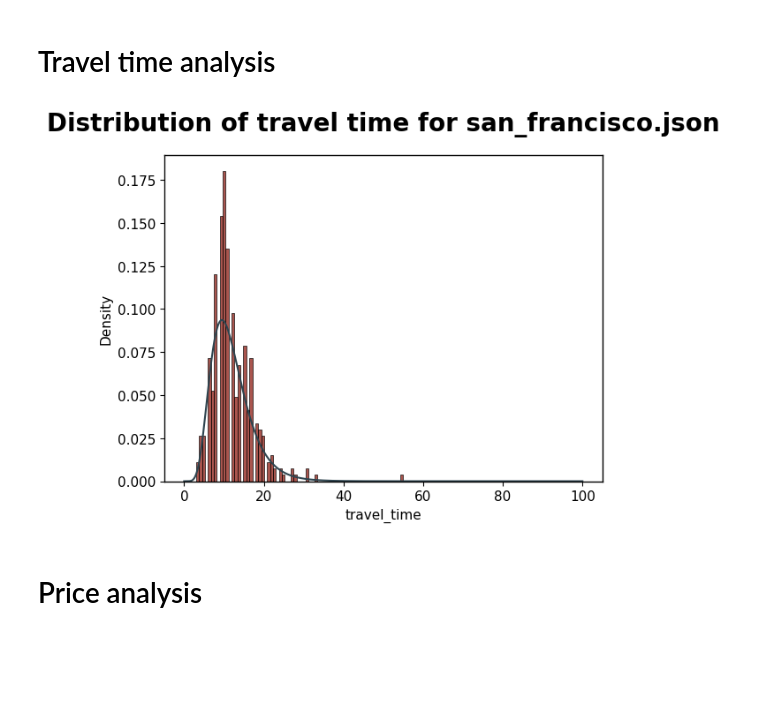
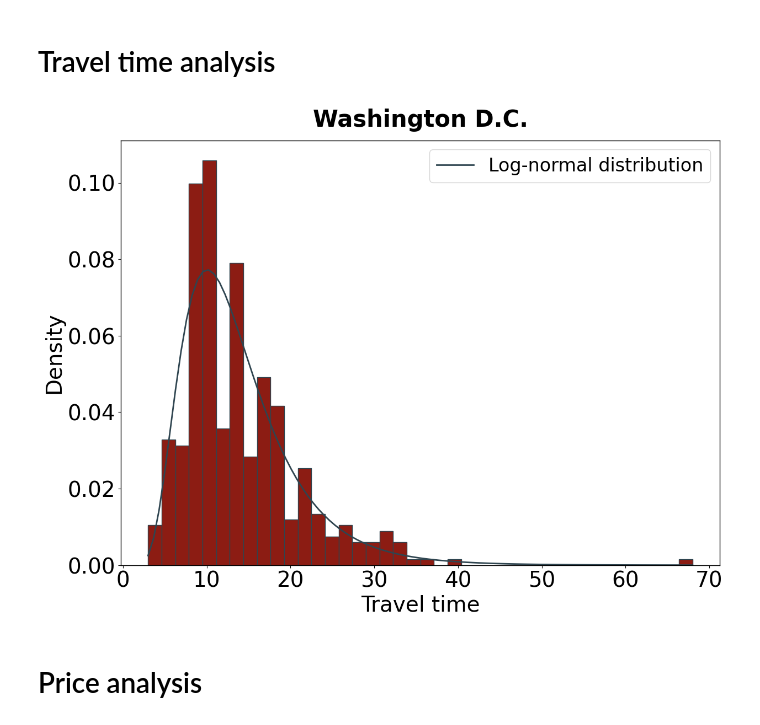
Before and after one commit to Jungar111/multi_agent_reinforcement_learning, a Jupyter notebook: notebooks/data_analysis_brooklyn.ipynb, the cells around one changed output. Saved outputs shown, nothing was run; the diff lists cells and outputs as text; code cells hidden in the pictures; blank space fills up the shorter version.

```diff
--- a/notebooks/data_analysis_brooklyn.ipynb
+++ b/notebooks/data_analysis_brooklyn.ipynb
@@ -51,6 +31,5 @@ df["price"].max() / df["travel_time"].max()
 # %%
 json_start = 19*60
 json_tstep = 3
+df["converted_time_stamp"] = (df["time_stamp"]- json_start) // json_tstep
-# %%
-df["converted_time_stamp"] = (df["time_stamp"]- 19 * 60) // 3
 # %%
@@ -189,14 +124,22 @@ plt.show()
 # %% [markdown]
 # Travel time analysis
 # %%
-x = np.linspace(0, 100, 1000)
-fitted_params = lognorm.fit(df["travel_time"])
-sns.histplot(df["travel_time"], bins=70, stat="density")
-plt.plot(x, lognorm(*fitted_params).pdf(x), color="#2F4550")
-plt.title(f"Distribution of travel time for {city}.json")
-plt.savefig(f"./figs/TravelTimeDist_{city}")
+# Histogram plot
+plt.hist(df["travel_time"], bins=40, density=True, alpha=1, edgecolor="#2F4550")
+
+# Overlay a log-normal distribution
+shape, loc, scale = stats.lognorm.fit(df["travel_time"], floc=0)
+x = np.linspace(df["travel_time"].min(), df["travel_time"].max(), 100)
+p = stats.lognorm.pdf(x, shape, loc, scale)
+plt.plot(x, p, 'k', linewidth=2, color="#2F4550", label="Log-normal distribution")
+
+plt.xlabel("Travel time")
+plt.ylabel("Density")
+plt.title(f"{city_name}")
+plt.legend()
+plt.savefig(f"./figs/TravelTimeDist_{city_name}")
 plt.show()
 # %% [output]
-[figure, old version]
+[figure, new version]
 # %% [markdown]
 # Price analysis
```
Also changed, not shown: parts of 22 cells of this notebook, 6 other files.
